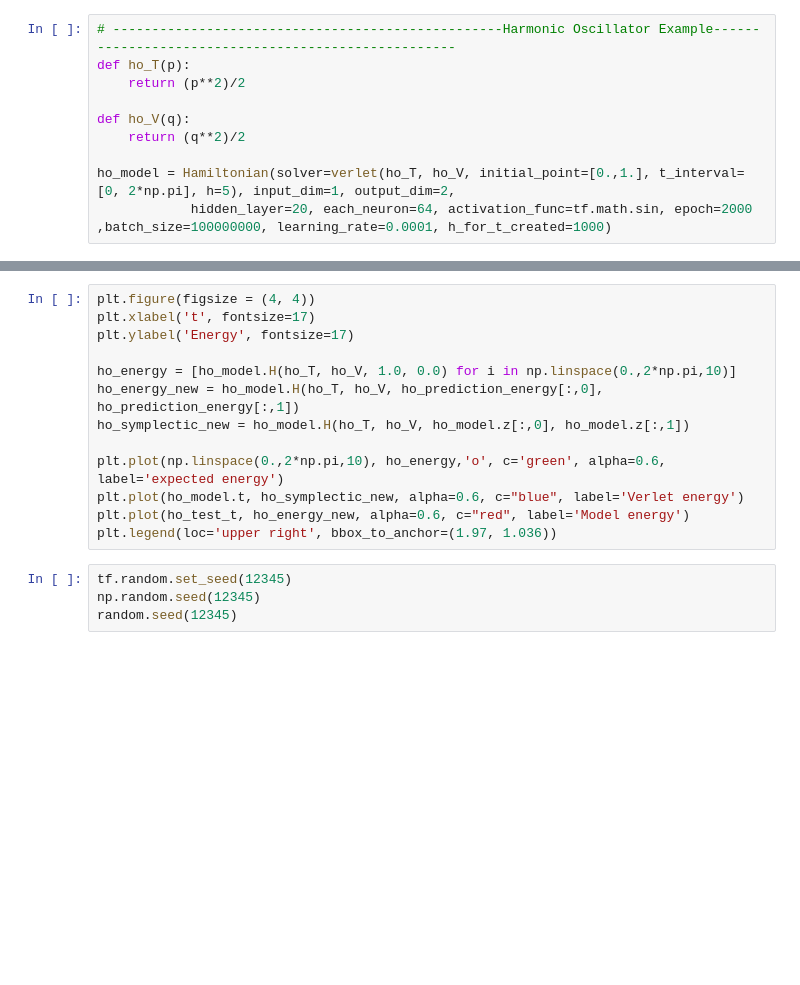
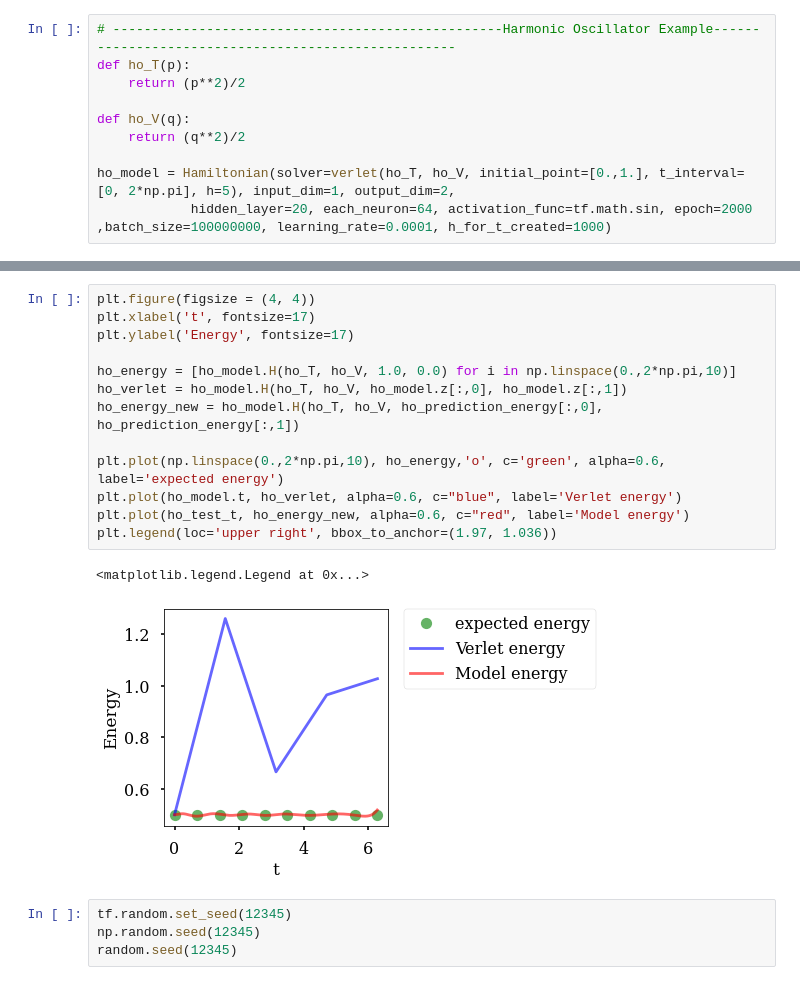
Before and after one commit to tayfununal/solving_hamiltonian_with_deeplearning, a Jupyter notebook: stage.ipynb, the cells around one changed output, grey strips where cells are left out. Saved outputs shown, nothing was run; the diff lists cells and outputs as text; blank space fills up the shorter version.

```diff
--- a/stage.ipynb
+++ b/stage.ipynb
@@ -56,16 +61,19 @@ plt.legend(loc='upper right', bbox_to_anchor=(1.8, 1.036))
 # %%
 plt.figure(figsize = (4, 4))
 plt.xlabel('t', fontsize=17)
 plt.ylabel('Energy', fontsize=17)
 
 ho_energy = [ho_model.H(ho_T, ho_V, 1.0, 0.0) for i in np.linspace(0.,2*np.pi,10)]
+ho_verlet = ho_model.H(ho_T, ho_V, ho_model.z[:,0], ho_model.z[:,1])
 ho_energy_new = ho_model.H(ho_T, ho_V, ho_prediction_energy[:,0], ho_prediction_energy[:,1])
-ho_symplectic_new = ho_model.H(ho_T, ho_V, ho_model.z[:,0], ho_model.z[:,1])
 
 plt.plot(np.linspace(0.,2*np.pi,10), ho_energy,'o', c='green', alpha=0.6, label='expected energy')
-plt.plot(ho_model.t, ho_symplectic_new, alpha=0.6, c="blue", label='Verlet energy')
+plt.plot(ho_model.t, ho_verlet, alpha=0.6, c="blue", label='Verlet energy')
 plt.plot(ho_test_t, ho_energy_new, alpha=0.6, c="red", label='Model energy')
 plt.legend(loc='upper right', bbox_to_anchor=(1.97, 1.036))
+# %% [output]
+<matplotlib.legend.Legend at 0x...>
+[figure, added]
 # %%
 tf.random.set_seed(12345)
 np.random.seed(12345)
```
Also changed, not shown: parts of 8 cells of this notebook.
